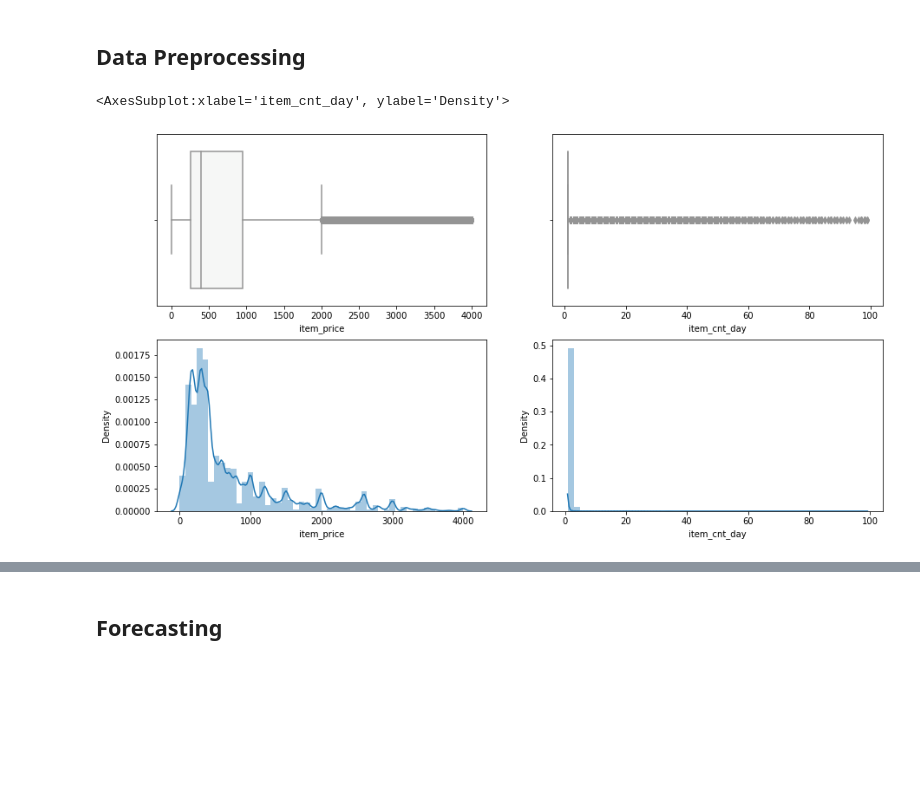
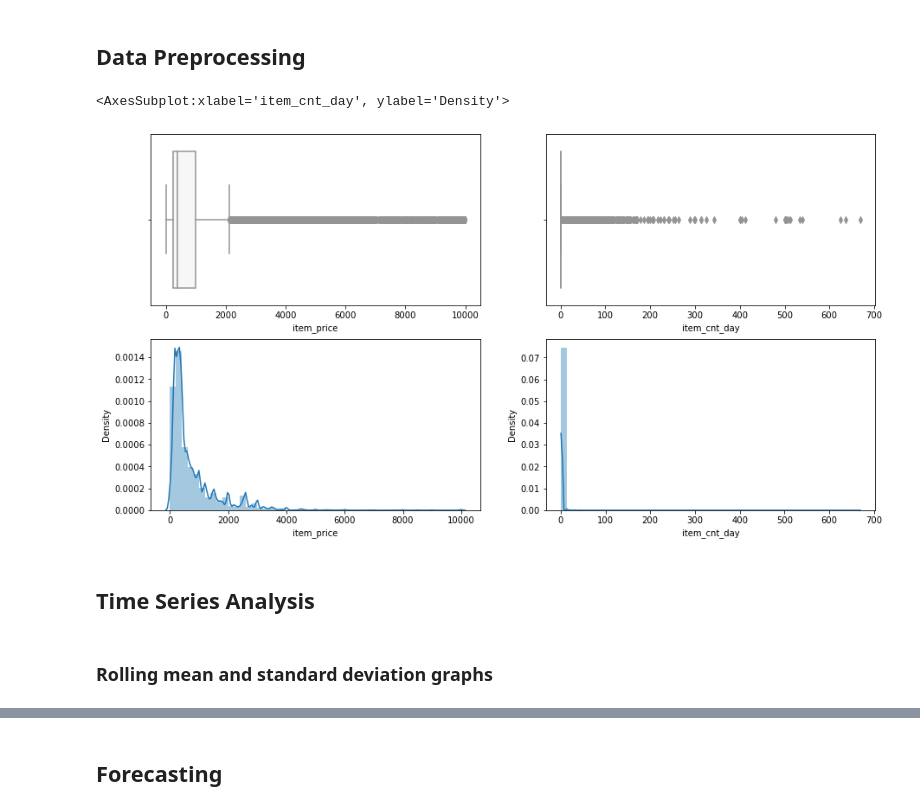
Before and after one commit to anovaYa/DA-Projects, a Jupyter notebook: competitive-data-science-predict-future-sales/Predict Future Sales.ipynb, the cells around one changed output, grey strips where cells are left out. Saved outputs shown, nothing was run; the diff lists cells and outputs as text; code cells hidden in the pictures; blank space fills up the shorter version.

```diff
--- a/competitive-data-science-predict-future-sales/Predict Future Sales.ipynb
+++ b/competitive-data-science-predict-future-sales/Predict Future Sales.ipynb
@@ -83,14 +83,18 @@ array([[<AxesSubplot:title={'center':'date'}>,
 # %% [markdown]
 ## Data Preprocessing
 # %%
-trainData = trainData[trainData['item_price']>0]
-trainData = trainData[trainData['item_cnt_day']>0]
+trainData = trainData[(trainData['item_price'] > 0) & (trainData['item_price'] < 10000)]
+trainData = trainData[(trainData['item_cnt_day']>0) & (trainData['item_cnt_day'] < 1000)]
 # %%
 fig, ax = plt.subplots(2, 2, figsize=(15, 8))
-sns.boxplot(trainData['item_price'][trainData['item_price']<4000], palette='PRGn', ax = ax[0, 0])
-sns.distplot(trainData['item_price'][trainData['item_price']<4000], ax = ax[1, 0])
-sns.boxplot(trainData['item_cnt_day'][trainData['item_cnt_day']<100], palette='PRGn', ax = ax[0, 1])
-sns.distplot(trainData['item_cnt_day'][trainData['item_cnt_day']<100], ax = ax[1, 1])
+sns.boxplot(trainData['item_price'], palette='PRGn', ax = ax[0, 0])
+sns.distplot(trainData['item_price'], ax = ax[1, 0])
+sns.boxplot(trainData['item_cnt_day'], palette='PRGn', ax = ax[0, 1])
+sns.distplot(trainData['item_cnt_day'], ax = ax[1, 1])
 # %% [output]
 <AxesSubplot:xlabel='item_cnt_day', ylabel='Density'>
-[figure, old version]
+[figure, new version]
+# %% [markdown]
+## Time Series Analysis
+# %% [markdown]
+### Rolling mean and standard deviation graphs
```
Also changed, not shown: parts of 31 cells of this notebook.
